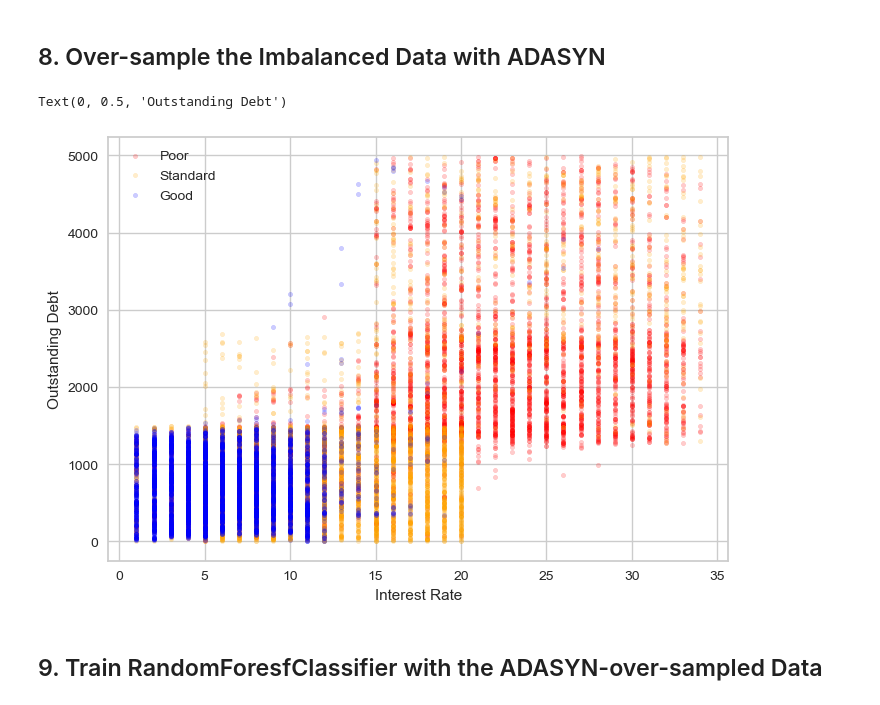
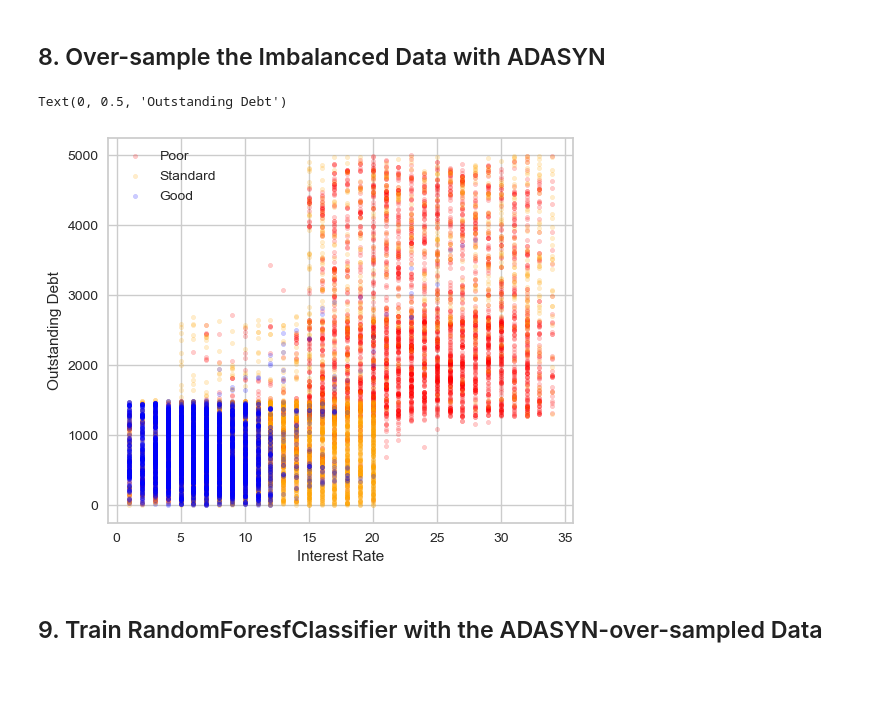
Before and after one commit to hanfei1986/Over-sampling-of-imbalanced-data-with-RandomOverSampler--SMOTE-and-ADASYN, a Jupyter notebook: Over-sampling of imbalanced data with SMOTE and ADASYN.ipynb, the cells around one changed output. Saved outputs shown, nothing was run; the diff lists cells and outputs as text; code cells hidden in the pictures; blank space fills up the shorter version.

```diff
--- a/Over-sampling of imbalanced data with SMOTE and ADASYN.ipynb
+++ b/Over-sampling of imbalanced data with SMOTE and ADASYN.ipynb
@@ -313,15 +316,16 @@ X_train_ada, y_train_ada = ada.fit_resample(X_train, y_train)
 # %%
 train_ada = pd.concat([X_train_ada, y_train_ada], axis=1)
 # %%
+plt.figure(figsize=(6,5))
 plt.scatter(train_ada[train_ada["Credit_Score"]==0]["Interest_Rate"], train_ada[train_ada["Credit_Score"]==0]["Outstanding_Debt"], s=10, c='red', alpha=0.2, label="Poor")
 plt.scatter(train_ada[train_ada["Credit_Score"]==1]["Interest_Rate"], train_ada[train_ada["Credit_Score"]==1]["Outstanding_Debt"], s=10, c='orange', alpha=0.2, label="Standard")
 plt.scatter(train_ada[train_ada["Credit_Score"]==2]["Interest_Rate"], train_ada[train_ada["Credit_Score"]==2]["Outstanding_Debt"], s=10, c='blue',alpha=0.2, label="Good")
 plt.legend()
 plt.xlabel("Interest Rate")
 plt.ylabel("Outstanding Debt")
 # %% [output]
 Text(0, 0.5, 'Outstanding Debt')
-[figure, old version]
+[figure, new version]
 # %% [markdown]
 ## 9. Train RandomForesfClassifier with the ADASYN-over-sampled Data
 # %%
```
Also changed, not shown: parts of 17 cells of this notebook.
